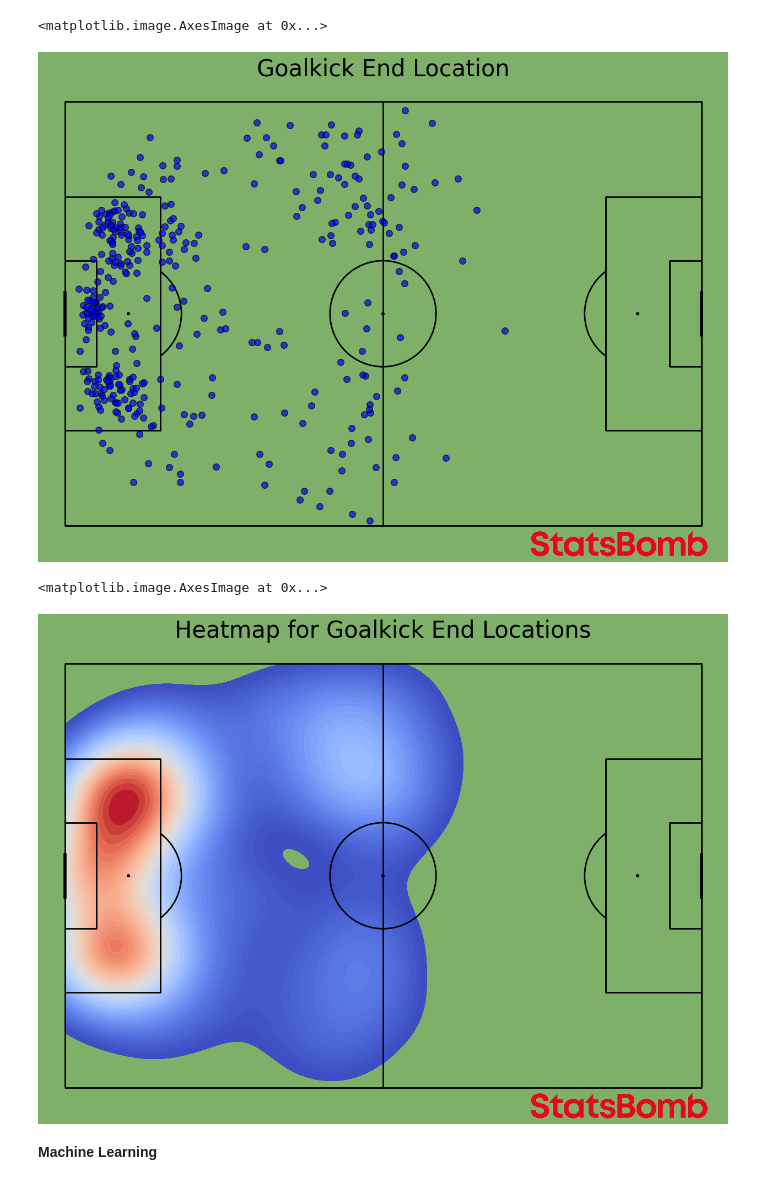
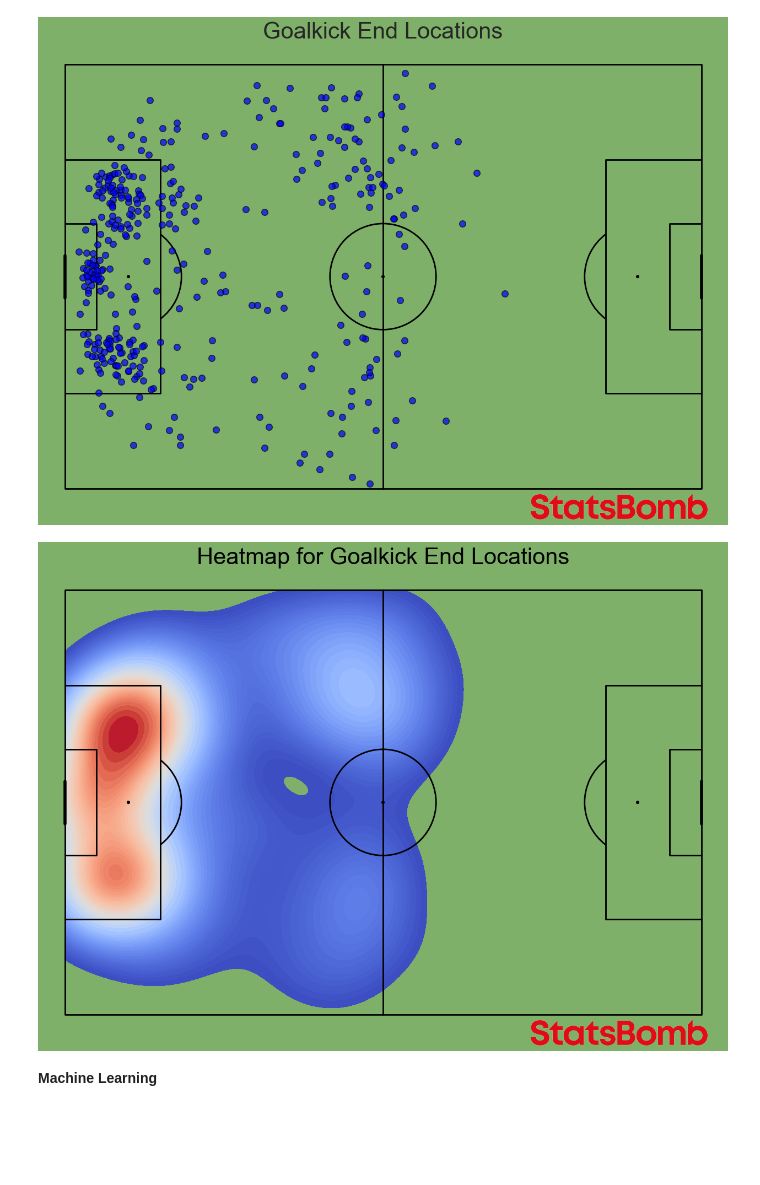
Before and after one commit to AugustSteff/Data-Analysis-in-football, a Jupyter notebook: Womens_euro_2022_analysis/Goalkick_analysis/Goalkick_Analysis.ipynb, the cells around one changed output. Drawn from its saved outputs; the diff is of its cells as text; code cells hidden in the pictures; blank space fills up the shorter version.

```diff
--- a/Womens_euro_2022_analysis/Goalkick_analysis/Goalkick_Analysis.ipynb
+++ b/Womens_euro_2022_analysis/Goalkick_analysis/Goalkick_Analysis.ipynb
@@ -61,6 +62,7 @@ df = pd.concat([parser.event(file)[0] for file in match_files])
 # %%
 goalkick = df[df["sub_type_name"]=="Goal Kick"]
 goalkick = goalkick[goalkick["x"]!=10.3]
+goalkick = goalkick[goalkick['x']!=9.0]
 goalkick = goalkick[goalkick["outcome_name"]!="Out"]
 goalkick = goalkick[goalkick["outcome_name"]!="Unknown"]
 goalkick = goalkick[goalkick["outcome_name"]!="Incomplete"]
@@ -109,23 +120,24 @@ Text(0.5, 1.0, 'Amout of Goalkicks per Team')
 # %%
 pitch = Pitch(pitch_type='statsbomb', line_zorder=2, line_color= linesColor, pitch_color= pitchColor)
 fig, ax = pitch.draw(figsize=(16, 11), constrained_layout=True, tight_layout=False)
 
 # bg color
 fig.set_facecolor(pitchColor)
 
 # scatter
 pitch.scatter(x=goalkick['end_x'], y=goalkick['end_y'],
              color= "blue", edgecolor='black',ax=ax, alpha = .70, marker='o', s=70, zorder=2)
 # title
-plt.title('Goalkick End Location', fontsize=30)
+plt.title('Goalkick End Locations', fontsize=30)
 
 # statsbomb logo
 ax3 = fig.add_axes([0.68, 0.09, 0.20, 0.05])
 ax3.axis('off')
 ax3.imshow(im)
+
+# plt.savefig(f'viz/Goalkick End Locations', dpi=100, bbox_inches='tight')
 # %% [output]
-<matplotlib.image.AxesImage at 0x...>
-[figure, old version]
+[figure, new version]
 # %%
 pitch = Pitch(pitch_type='statsbomb',  line_zorder=2, line_color=linesColor, pitch_color=pitchColor)
 fig, ax = pitch.draw(figsize=(16, 11), constrained_layout=True, tight_layout=False)
@@ -146,9 +158,10 @@ ax.set_title('Heatmap for Goalkick End Locations', fontsize=30, color='black')
 ax3 = fig.add_axes([0.68, 0.09, 0.20, 0.05])
 ax3.axis('off')
 ax3.imshow(im)
+
+# plt.savefig(f'viz/Goalkick End Location Heatmap', dpi=100, bbox_inches='tight')
 # %% [output]
-<matplotlib.image.AxesImage at 0x...>
-[figure, old version]
+[figure, new version]
 # %% [markdown]
 **Machine Learning**
 # %%
```
Also changed, not shown: parts of 14 cells of this notebook, 8 other files.
